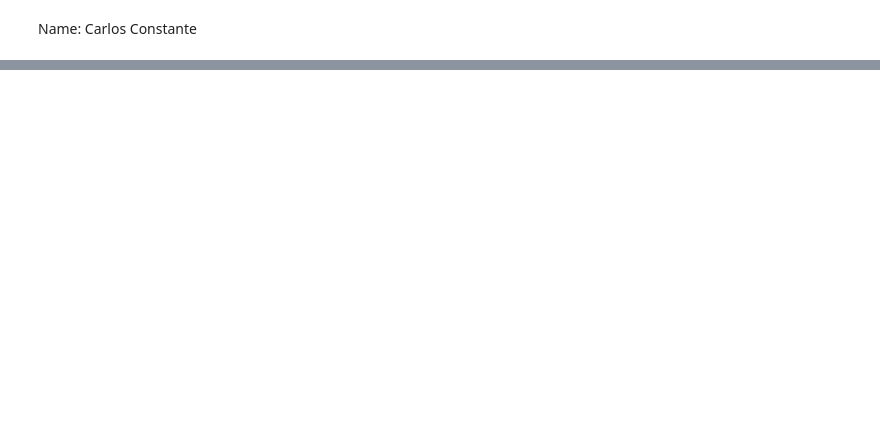
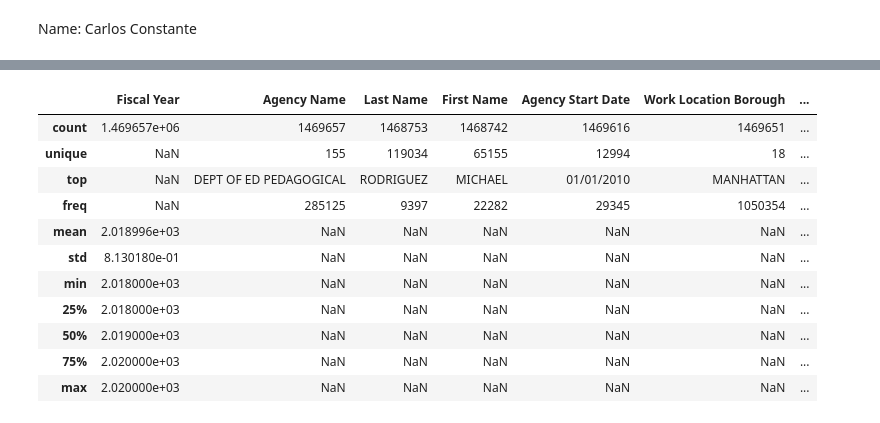
Before and after one commit to carlos-constante/MAT-796-Indepedent-Study-Project, a Jupyter notebook: Project_Carlos_Constante.ipynb, the cells around one changed output, grey strips where cells are left out. Cells and saved outputs as stored; diff of their text form; code cells hidden in the pictures; blank space fills up the shorter version.

```diff
--- a/Project_Carlos_Constante.ipynb
+++ b/Project_Carlos_Constante.ipynb
@@ -157,0 +183,16 @@ KeyError: 'Mid Init'
+# %%
+#get info about the 14 columns left
+sal.describe(include = 'all')
+# %% [output]
+|  | Fiscal Year | Agency Name | Last Name | First Name | Agency Start Date | Work Location Borough | ... |
+| count | 1.469657e+06 | 1469657 | 1468753 | 1468742 | 1469616 | 1469651 | ... |
+| unique | NaN | 155 | 119034 | 65155 | 12994 | 18 | ... |
+| top | NaN | DEPT OF ED PEDAGOGICAL | RODRIGUEZ | MICHAEL | 01/01/2010 | MANHATTAN | ... |
+| freq | NaN | 285125 | 9397 | 22282 | 29345 | 1050354 | ... |
+| mean | 2.018996e+03 | NaN | NaN | NaN | NaN | NaN | ... |
+| std | 8.130180e-01 | NaN | NaN | NaN | NaN | NaN | ... |
+| min | 2.018000e+03 | NaN | NaN | NaN | NaN | NaN | ... |
+| 25% | 2.018000e+03 | NaN | NaN | NaN | NaN | NaN | ... |
+| 50% | 2.019000e+03 | NaN | NaN | NaN | NaN | NaN | ... |
+| 75% | 2.020000e+03 | NaN | NaN | NaN | NaN | NaN | ... |
+| max | 2.020000e+03 | NaN | NaN | NaN | NaN | NaN | ... |
```
Also changed, not shown: parts of 41 cells of this notebook, 4 other files.
